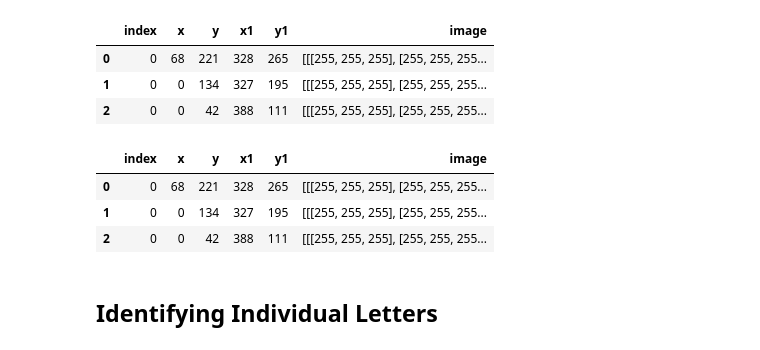
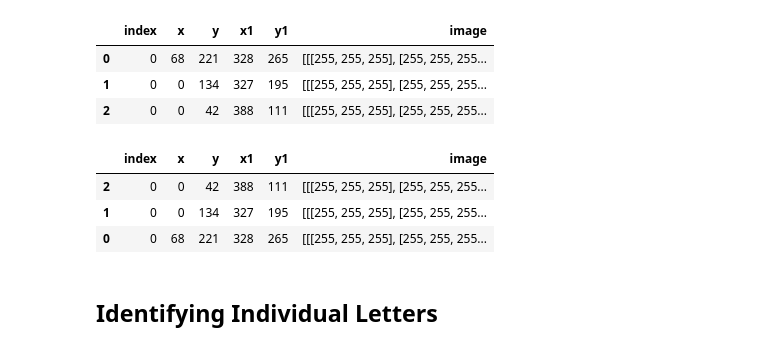
Before and after one commit to muvision/cm-mathvision, a Jupyter notebook: OpenCV.ipynb, the cells around one changed output. Saved outputs shown, nothing was run; the diff lists cells and outputs as text; code cells hidden in the pictures.

```diff
--- a/OpenCV.ipynb
+++ b/OpenCV.ipynb
@@ -279,13 +279,13 @@ boxcoords
 | 1 | 0 | 0 | 134 | 327 | 195 | [[[255, 255, 255], [255, 255, 255... |
 | 2 | 0 | 0 | 42 | 388 | 111 | [[[255, 255, 255], [255, 255, 255... |
 # %%
-boxcoords = boxcoords.sort_values('y1', ascending=[False])
+boxcoords = boxcoords.sort_values('y1', ascending=[True])
 boxcoords
 # %% [output]
 |  | index | x | y | x1 | y1 | image |
+| 2 | 0 | 0 | 42 | 388 | 111 | [[[255, 255, 255], [255, 255, 255... |
+| 1 | 0 | 0 | 134 | 327 | 195 | [[[255, 255, 255], [255, 255, 255... |
 | 0 | 0 | 68 | 221 | 328 | 265 | [[[255, 255, 255], [255, 255, 255... |
-| 1 | 0 | 0 | 134 | 327 | 195 | [[[255, 255, 255], [255, 255, 255... |
-| 2 | 0 | 0 | 42 | 388 | 111 | [[[255, 255, 255], [255, 255, 255... |
 # %%
 def identify_letter(image, line_images, single_bounding_box):
   resize = 3
```
Also changed, not shown: parts of 6 cells of this notebook.
